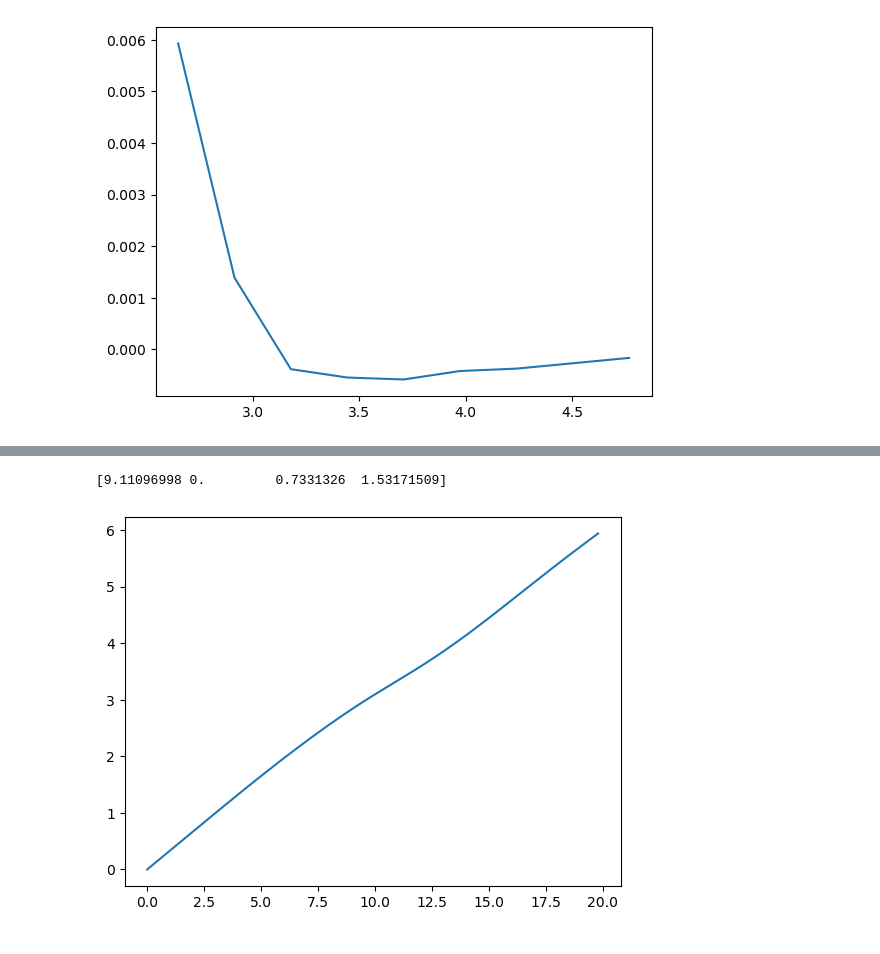
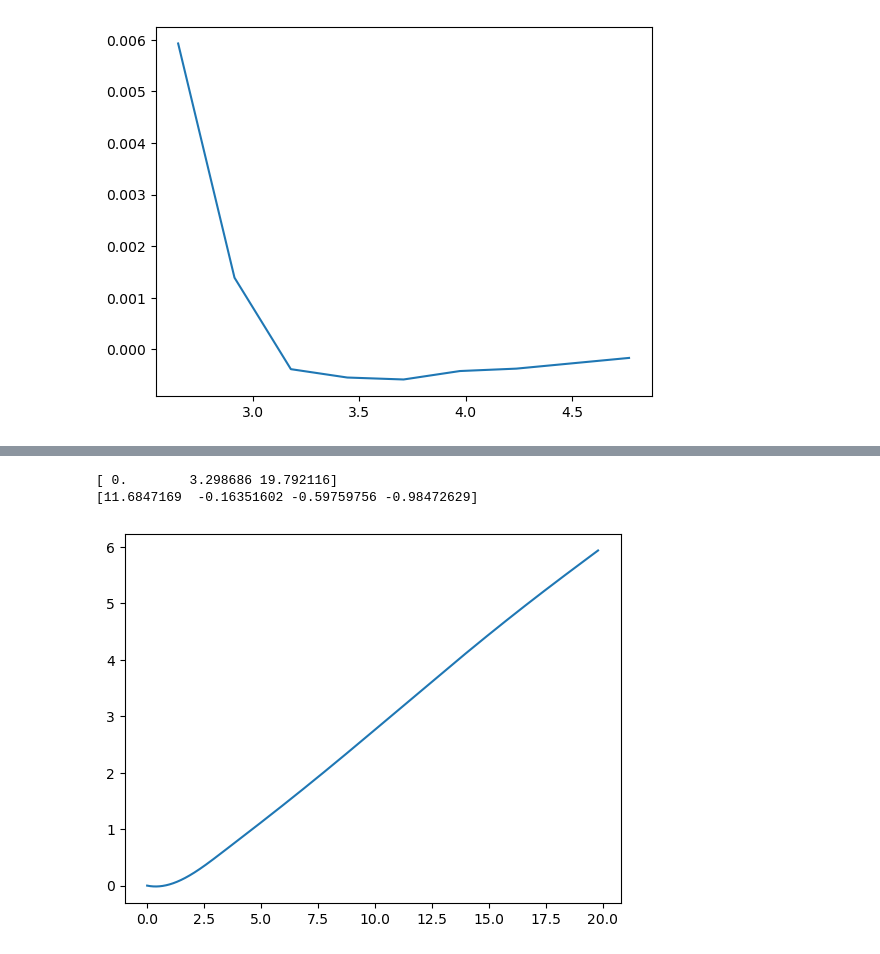
Before and after one commit to Samanyu-T/Lammps_MD, a Jupyter notebook: Jupyter_Notebooks/test_energies.ipynb, the cells around one changed output, grey strips where cells are left out. Cells and saved outputs as stored; diff of their text form; code cells hidden in the pictures.

```diff
--- a/Jupyter_Notebooks/test_energies.ipynb
+++ b/Jupyter_Notebooks/test_energies.ipynb
@@ -674,25 +713,27 @@ print(phi.min())
 # %%
 n_knots = {}
 n_knots['He_F'] = 3
 n_knots['He_p'] = 0
 n_knots['W-He'] = 0
 n_knots['He-He'] = 0
 n_knots['H-He'] = 0
 
 
 eam_fit = EAM_Fitting_Serial.Fit_EAM_Potential(pot, n_knots, pot_params, potlines, None, 0, '')
 
-sample = np.array([0.3, 0.1, -0.05, -0.02])
+sample = np.array([0.3, -0.4, 0.01, 0])
 
 rsample = eam_fit.gen_rand()
 
 eam_fit.sample_to_file(sample)
 
 r = np.linspace(0, eam_fit.pot_params['rho_c'], eam_fit.pot_params['Nrho'])
 
 plt.plot(r, eam_fit.pot_lammps['He_F'])
 
+print(eam_fit.knot_pts['He_F'])
 print(rsample)
 # %% [output]
-[9.11096998 0.         0.7331326  1.53171509]
+[ 0.        3.298686 19.792116]
+[11.6847169  -0.16351602 -0.59759756 -0.98472629]
-[figure, old version]
+[figure, new version]
```
Also changed, not shown: parts of 21 cells of this notebook, 2 other files.
